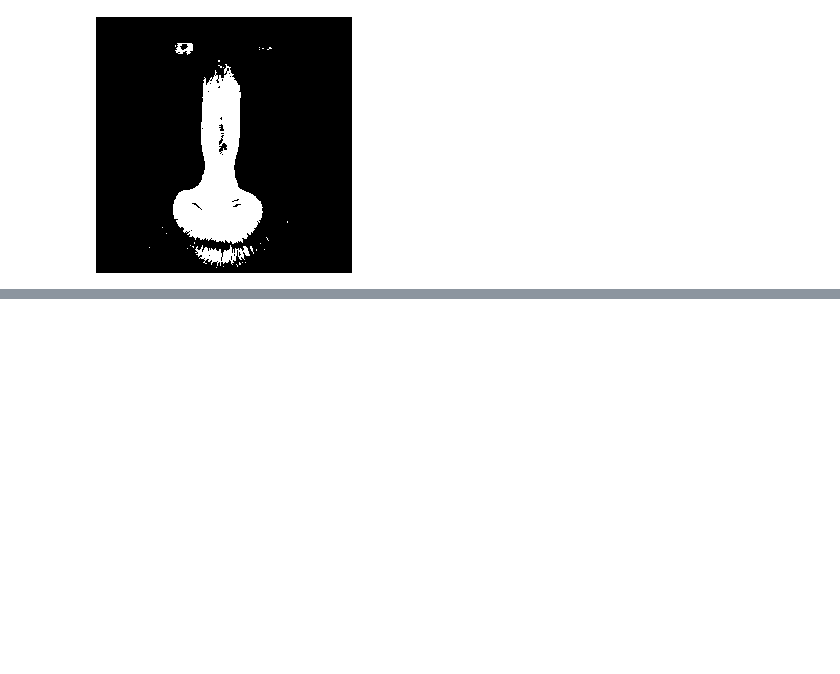
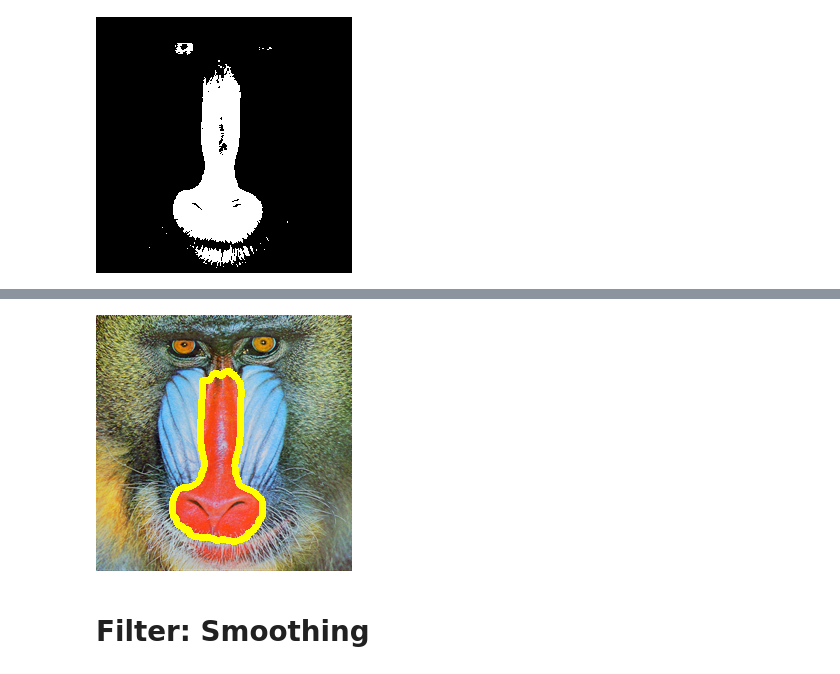
Before and after one commit to noxowl/KU15627-Computer-Vision, a Jupyter notebook: 01_basic_image_processing.ipynb, the cells around one changed output, grey strips where cells are left out. Drawn from its saved outputs; the diff is of its cells as text; code cells hidden in the pictures; blank space fills up the shorter version.

```diff
--- a/01_basic_image_processing.ipynb
+++ b/01_basic_image_processing.ipynb
@@ -218,0 +295,18 @@ opencv_imshow(img_lab_a_bin.clone().to_owned())
+# %%
+let mut img_contours_result: Mat = img.clone().to_owned();
+opencv::imgproc::draw_contours(
+    &mut img_contours_result,
+    &contours,
+    max_index,
+    opencv::core::Scalar::new(0.0, 255.0, 255.0, 100.0),
+    6,
+    0,
+    &0.,
+    0,
+    Default::default()
+);
+opencv_imshow(img_contours_result.clone().to_owned());
+# %% [output]
+[figure, added]
+# %% [markdown]
+# Filter: Smoothing
```
Also changed, not shown: parts of 5 cells of this notebook.
